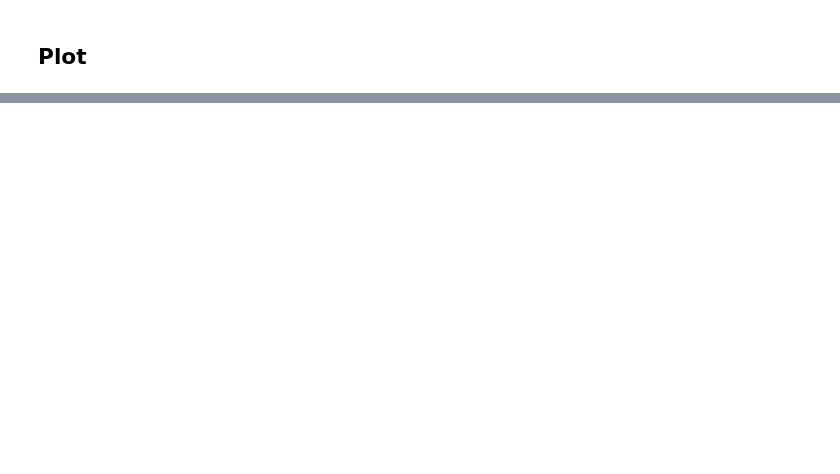
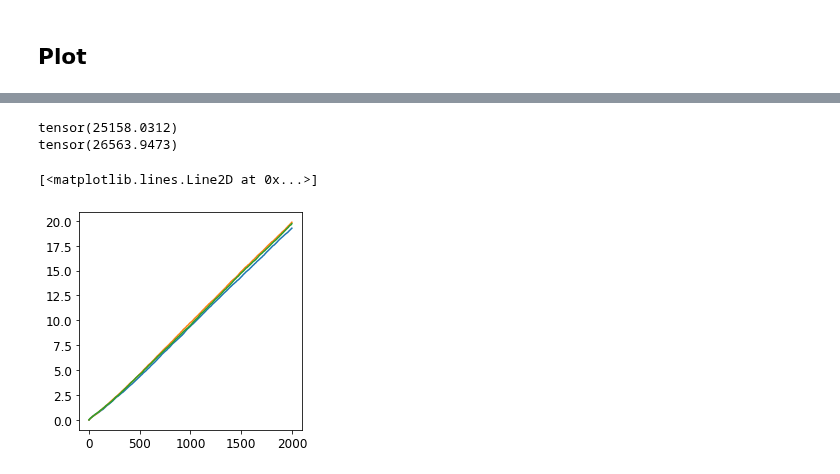
Before and after one commit to diegoarri91/mmd-glm, a Jupyter notebook: examples/fitting_synthetic_data.ipynb, the cells around one changed output, grey strips where cells are left out. Drawn from its saved outputs; the diff is of its cells as text; code cells hidden in the pictures; blank space fills up the shorter version.

```diff
--- a/examples/fitting_synthetic_data.ipynb
+++ b/examples/fitting_synthetic_data.ipynb
@@ -156,0 +224,27 @@ axhist.legend(frameon=False)
+# %%
+_, mask_spikes_fr_ml = mlglm.sample(t, shape=(nsamples,))
+
+cum1 = torch.cumsum(mask_spikes.float(), dim=0)
+cum2 = torch.cumsum(mask_spikes_fr_mmd.float(), dim=0)
+cum3 = torch.cumsum(mask_spikes_fr_ml.float(), dim=0)
+
+# cum1 = raw_autocorrelation(mask_spikes.float())
+# cum2 = raw_autocorrelation(mask_spikes_fr_mmd.float())
+# cum3 = raw_autocorrelation(mask_spikes_fr_ml.float())
+
+print(torch.mean(torch.sum((cum1[:, :, None] - cum2[:, None, :])**2, dim=0)))
+print(torch.mean(torch.sum((cum1[:, :, None] - cum3[:, None, :])**2, dim=0)))
+
+cum1 = torch.mean(cum1, dim=1)
+cum2 = torch.mean(cum2, dim=1)
+cum3 = torch.mean(cum3, dim=1)
+
+plt.plot(cum1)
+# plt.plot(cum1_poisson)
+plt.plot(cum2)
+plt.plot(cum3)
+# %% [output]
+tensor(25158.0312)
+tensor(26563.9473)
+[<matplotlib.lines.Line2D at 0x...>]
+[figure, added]
```
Also changed, not shown: parts of 17 cells of this notebook, 8 other files.
